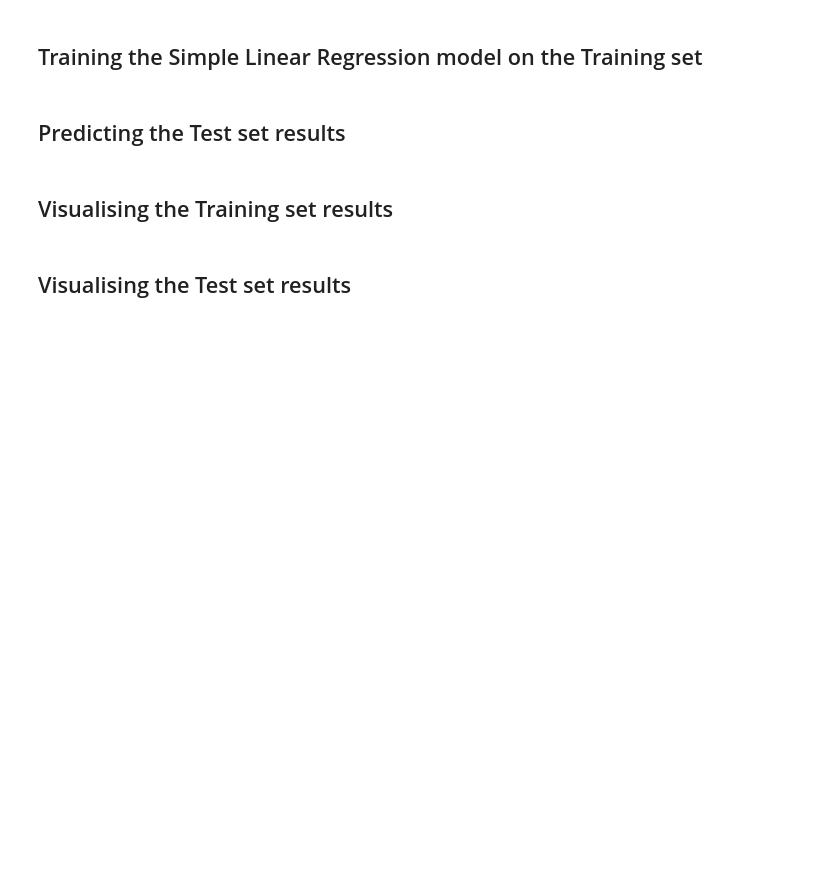
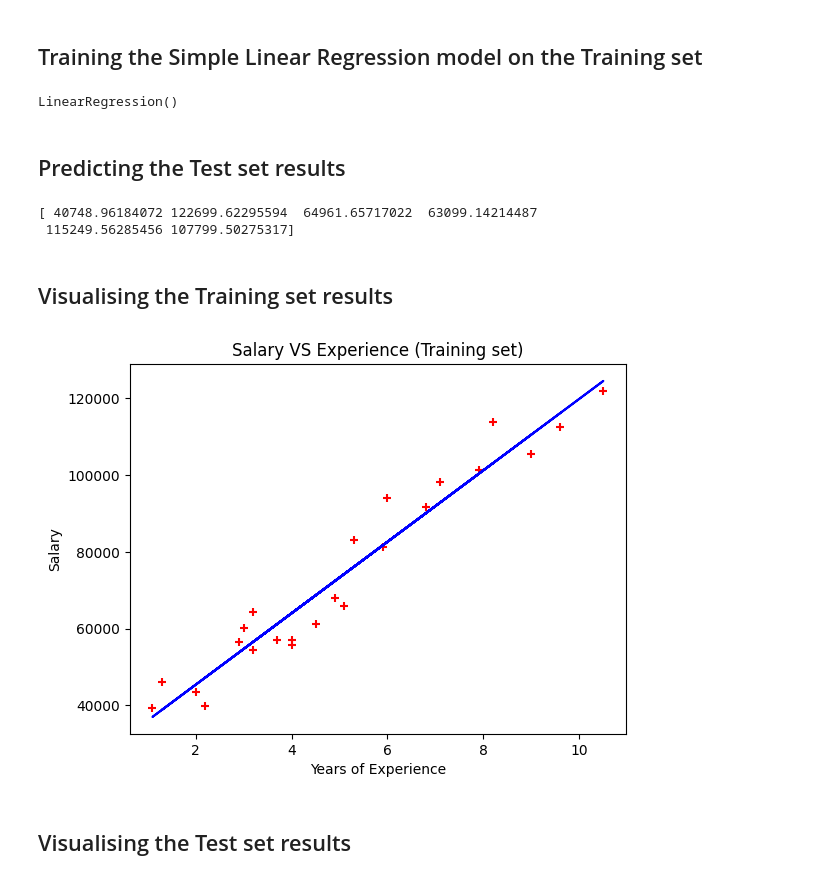
Before and after one commit to khalidmahamud/ml_practise, a Jupyter notebook: SuperDataScienceCourse/simple_linear_regression/simple_linear_regression.ipynb, the cells around one changed output. Saved outputs shown, nothing was run; the diff lists cells and outputs as text; code cells hidden in the pictures; blank space fills up the shorter version.

Commit message:
completed a simple linear regression

```diff
--- a/SuperDataScienceCourse/simple_linear_regression/simple_linear_regression.ipynb
+++ b/SuperDataScienceCourse/simple_linear_regression/simple_linear_regression.ipynb
@@ -10,7 +10,7 @@ import matplotlib.pyplot as plt
 ## Importing the dataset
 # %%
 dataset = pd.read_csv("Salary_Data.csv")
-X = dataset.iloc[:, 0].values
+X = dataset.iloc[:, :-1].values
 y = dataset.iloc[:, -1].values
 # %%
 print(X)
@@ -125,4 +139,11 @@ print(y_test)
 # %% [markdown]
 ## Training the Simple Linear Regression model on the Training set
+# %%
+from sklearn.linear_model import LinearRegression
+
+regressor = LinearRegression()
+regressor.fit(X_train, y_train)
+# %% [output]
+LinearRegression()
 # %% [markdown]
 ## Predicting the Test set results
@@ -129,4 +152,18 @@ print(y_test)
+# %%
+print(y_pred)
+# %% [output]
+[ 40748.96184072 122699.62295594  64961.65717022  63099.14214487
+ 115249.56285456 107799.50275317]
 # %% [markdown]
 ## Visualising the Training set results
+# %%
+plt.scatter(X_train, y_train, marker='+', color='red')
+plt.plot(X_train, regressor.predict(X_train), color='blue')
+plt.title('Salary VS Experience (Training set)')
+plt.xlabel('Years of Experience')
+plt.ylabel('Salary')
+plt.show()
+# %% [output]
+[figure, added]
 # %% [markdown]
 ## Visualising the Test set results
```
Also changed, not shown: parts of 8 cells of this notebook, 1 other file.
